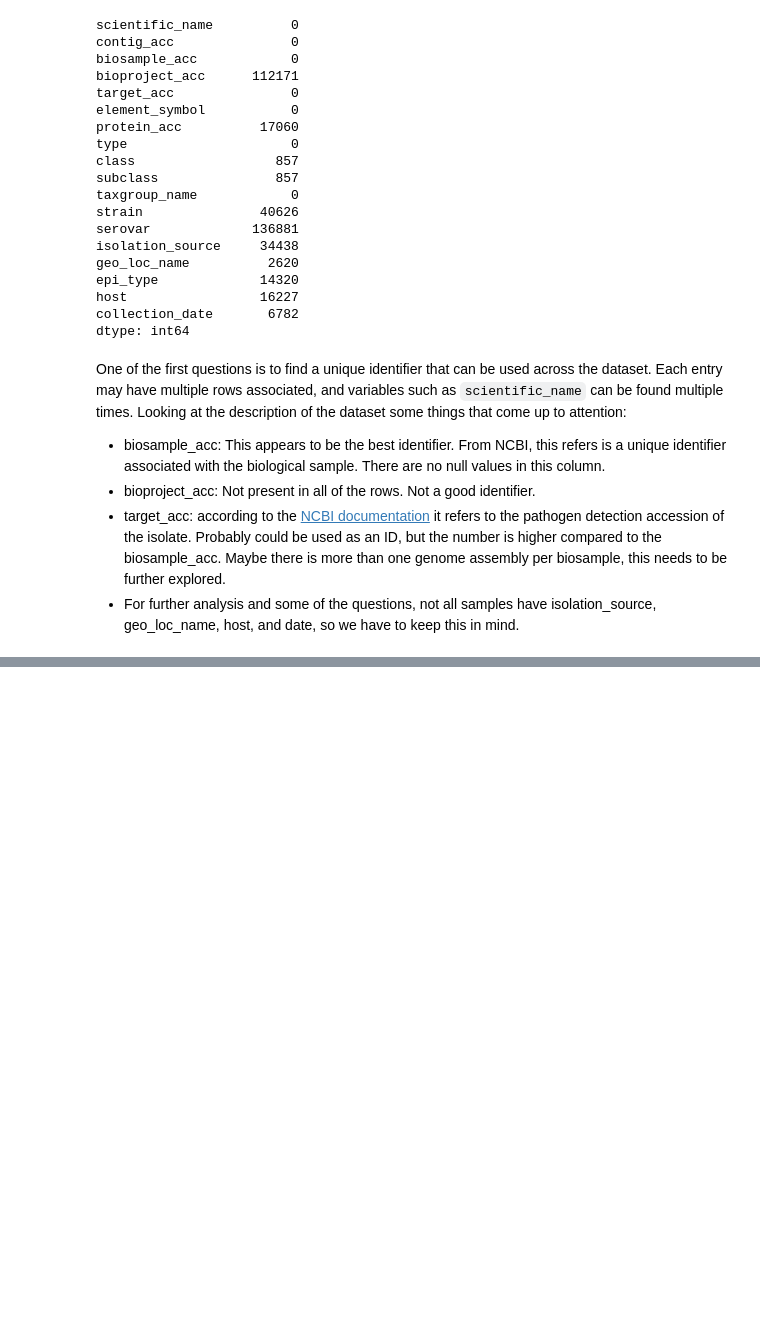
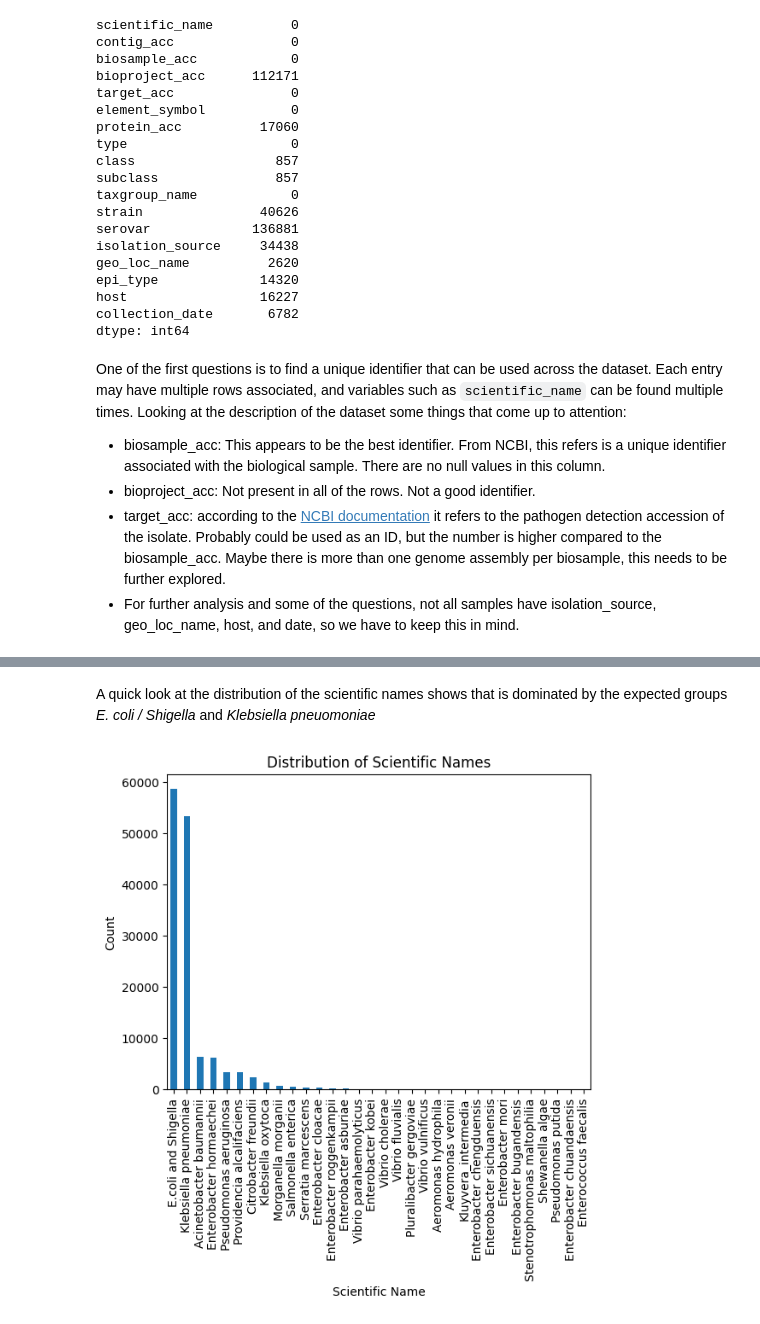
Before and after one commit to juanu/ndm-global, a Jupyter notebook: notebooks/1_DataExploration.ipynb, the cells around one changed output, grey strips where cells are left out. Drawn from its saved outputs; the diff is of its cells as text; code cells hidden in the pictures; blank space fills up the shorter version.

Commit message:
fixed dates and unknown values

```diff
--- a/notebooks/1_DataExploration.ipynb
+++ b/notebooks/1_DataExploration.ipynb
@@ -95,0 +102,3 @@ One of the first questions is to find a unique identifier that can be used acros
+# %%
+df.drop(columns=["bioproject_acc", "strain", "serovar"], inplace=True)
+df.head()
@@ -95,0 +152,10 @@ One of the first questions is to find a unique identifier that can be used acros
+# %% [markdown]
+A quick look at the distribution of the scientific names shows that is dominated by the expected groups _E. coli / Shigella_ and _Klebsiella pneuomoniae_
+# %%
+df['taxgroup_name'].value_counts().plot(kind='bar')
+plt.title('Distribution of Scientific Names')
+plt.xlabel('Scientific Name')
+plt.ylabel('Count')
+plt.show()
+# %% [output]
+[figure, added]
```
Also changed, not shown: parts of 11 cells of this notebook.
